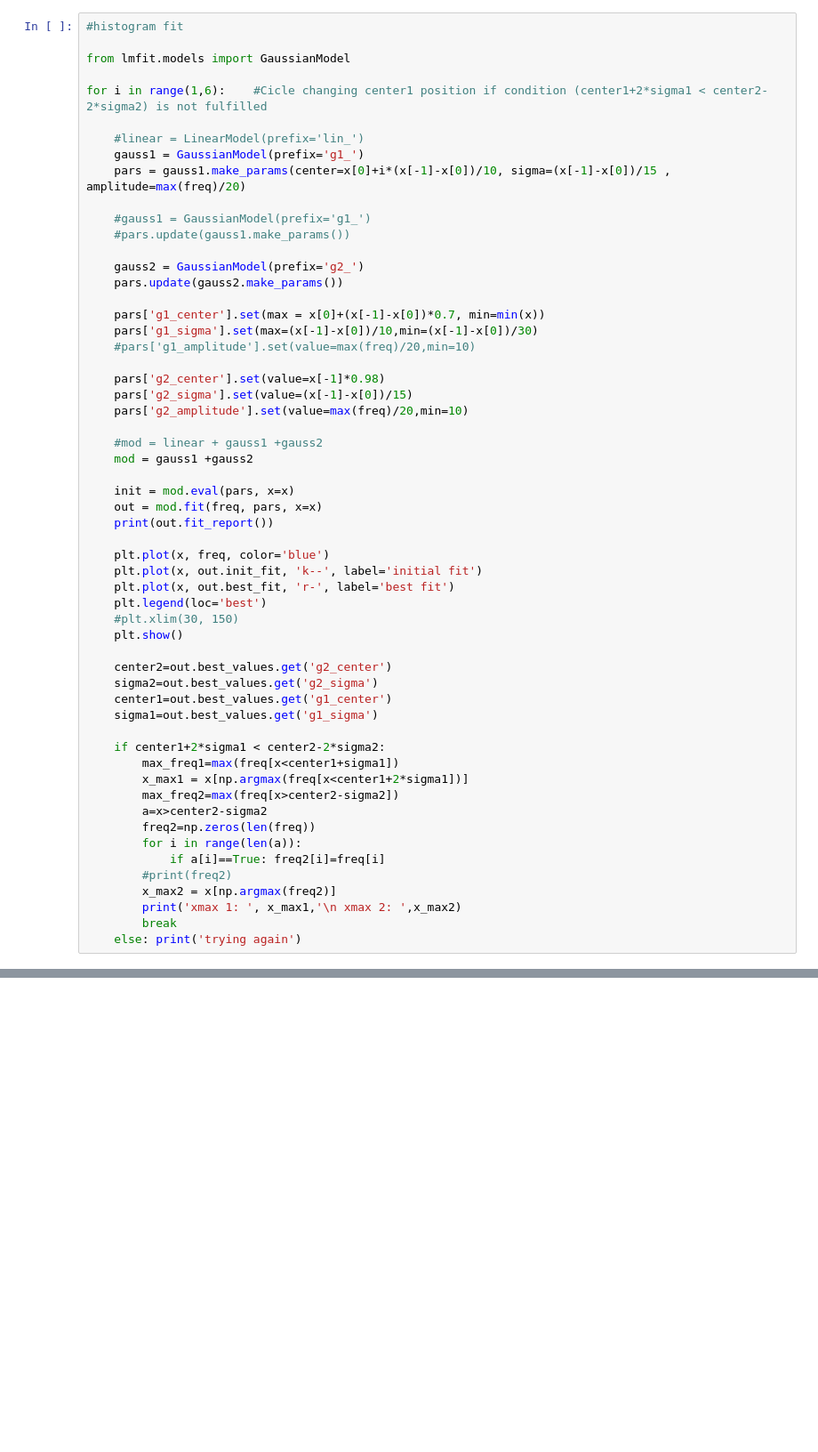
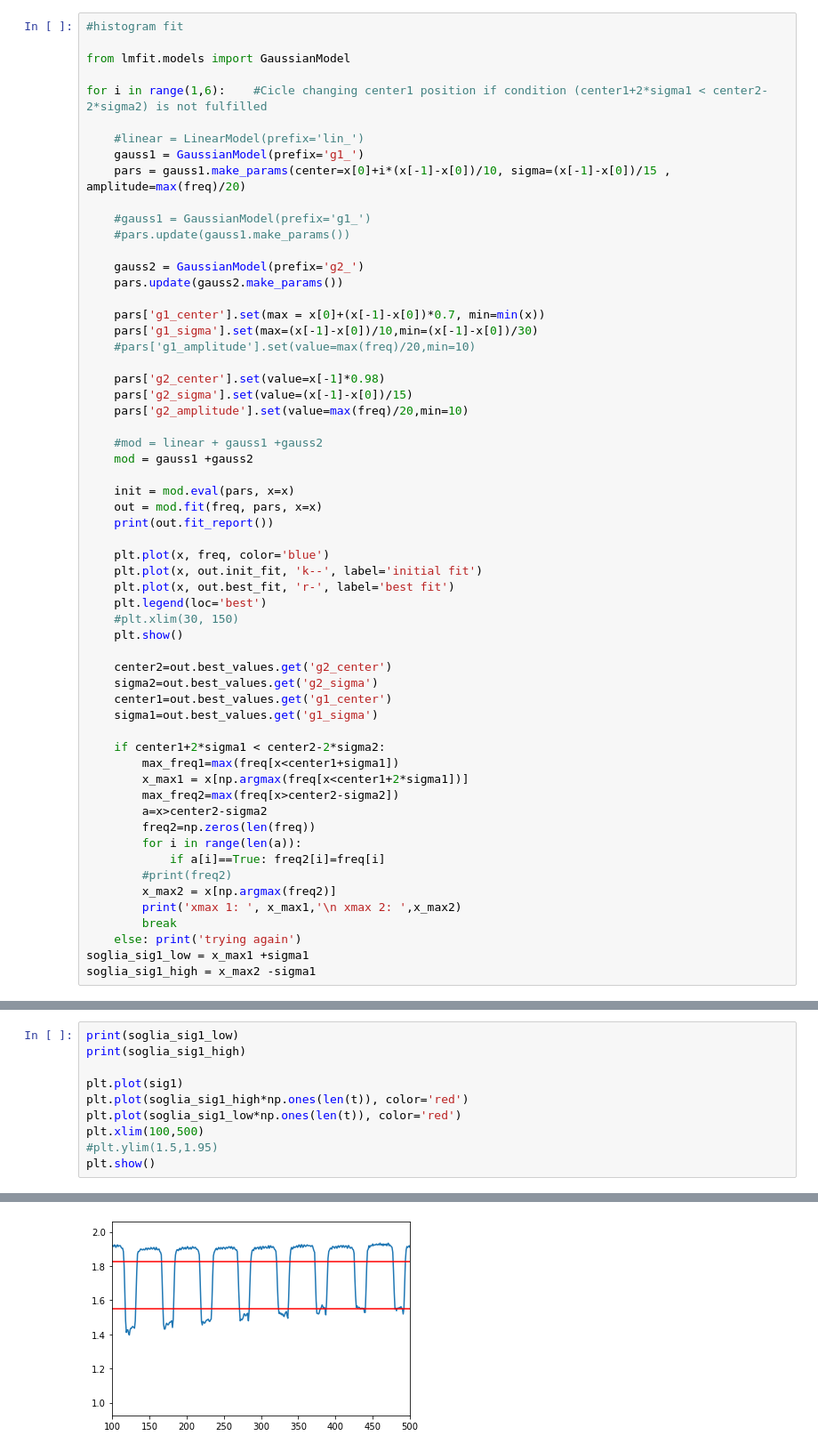
Before and after one commit to AlessandroLovo/T-junction, a Jupyter notebook: T-data/testing/soglie.ipynb, the cells around one changed output, grey strips where cells are left out. Shown at 89% size. Saved outputs shown, nothing was run; the diff lists cells and outputs as text; blank space fills up the shorter version.

```diff
--- a/T-data/testing/soglie.ipynb
+++ b/T-data/testing/soglie.ipynb
@@ -121,6 +114,8 @@ for i in range(1,6):    #Cicle changing center1 position if condition (center1+2
         print('xmax 1: ', x_max1,'\n xmax 2: ',x_max2)
         break
     else: print('trying again')
+soglia_sig1_low = x_max1 +sigma1
+soglia_sig1_high = x_max2 -sigma1
 # %% [output]
 [[Model]]
     (Model(gaussian, prefix='g1_') + Model(gaussian, prefix='g2_'))
@@ -144,0 +279,11 @@ xmax 1:  1.3284500000000001
+# %%
+print(soglia_sig1_low)
+print(soglia_sig1_high)
+
+plt.plot(sig1)
+plt.plot(soglia_sig1_high*np.ones(len(t)), color='red')
+plt.plot(soglia_sig1_low*np.ones(len(t)), color='red')
+plt.xlim(100,500)
+#plt.ylim(1.5,1.95)
+plt.show()
+# %% [output]
@@ -144,0 +292 @@ xmax 1:  1.3284500000000001
+[figure, added]
```
Also changed, not shown: parts of 11 cells of this notebook.
